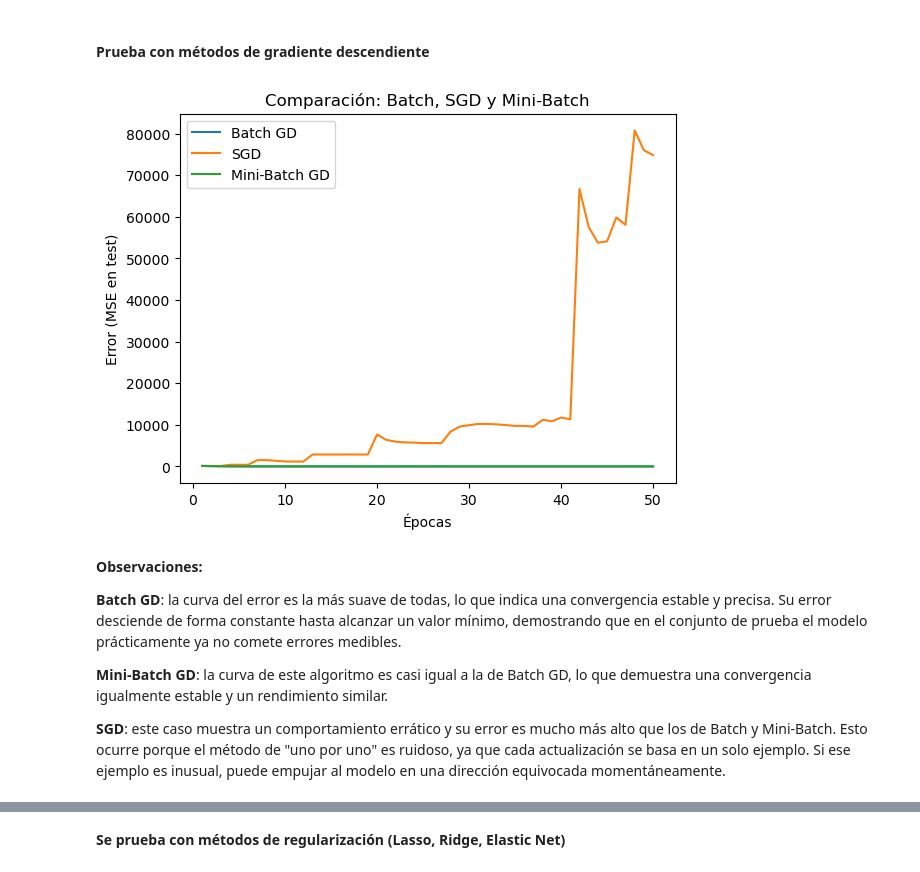
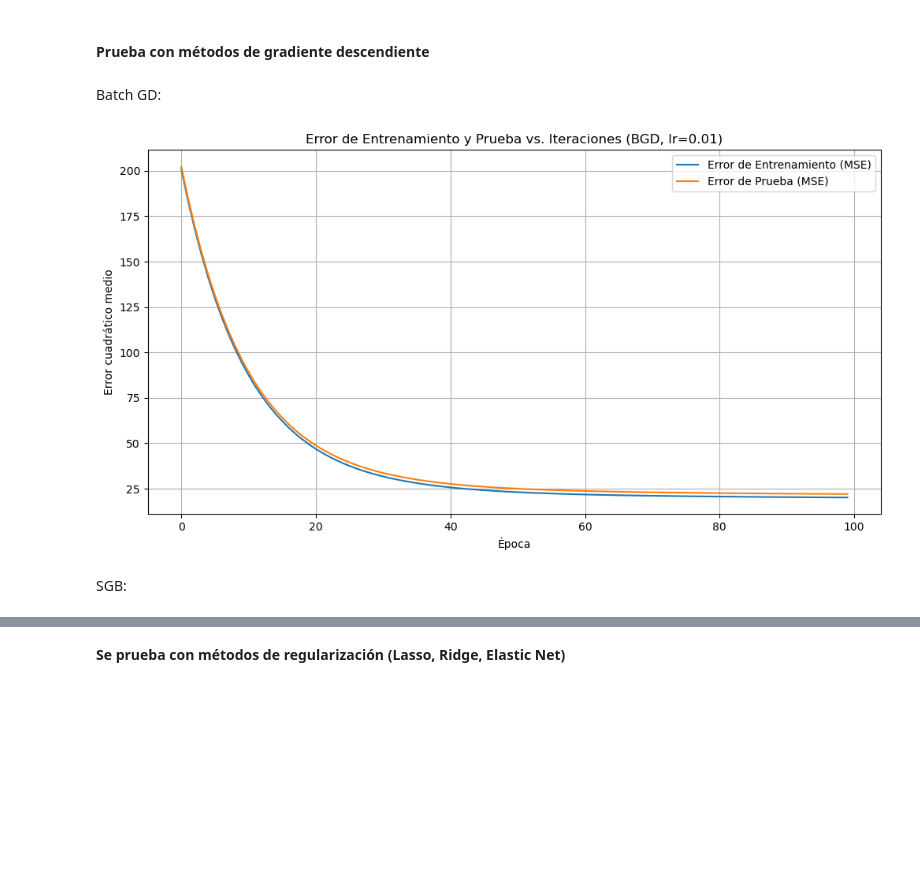
Before and after one commit to CaroRuiz92/AA1-TUIA-2025C2-Ruiz-Quispe, a Jupyter notebook: TP-Regresion-AA1-2025C1.ipynb, the cells around one changed output, grey strips where cells are left out. Saved outputs shown, nothing was run; the diff lists cells and outputs as text; code cells hidden in the pictures; blank space fills up the shorter version.

Commit message:
Correción de métodos gradientes para analisis mas claros

```diff
--- a/TP-Regresion-AA1-2025C1.ipynb
+++ b/TP-Regresion-AA1-2025C1.ipynb
@@ -639,72 +639,5 @@ X does not have valid feature names, but LinearRegression was fitted with featur
 #### **Prueba con métodos de gradiente descendiente**
 # %%
 from sklearn.linear_model import SGDRegressor
-# %%
-m, n = X_train_scaled.shape
-
-# Agregar columna de 1s
-X_train_bias = np.c_[np.ones((m,1)), X_train_scaled]
-X_test_bias = np.c_[np.ones((len(X_test_scaled),1)), X_test_scaled]
-
-# Asegurar que y sean np.array columnas
-y_train = np.asarray(y_train).reshape(-1,1)
-y_test = np.asarray(y_test).reshape(-1,1)
-
-# Inicialización
-theta_batch = np.random.randn(n+1,1)
-theta_sgd = np.random.randn(n+1,1)
-theta_mbgd = np.random.randn(n+1,1)
-
-n_epochs = 50
-eta = 0.1
-batch_size = 64
-
-errors = {"batch": [], "sgd": [], "minibatch": []}
-
-for epoch in range(n_epochs):
-    # --- Batch GD ---
-    grad_batch = 2/m * X_train_bias.T.dot(X_train_bias.dot(theta_batch) - y_train)
-    theta_batch -= eta * grad_batch
-
-    # --- SGD ---
-    i = np.random.randint(m)
-    xi = X_train_bias[i:i+1]
-    yi = y_train[i:i+1]
-    grad_sgd = 2 * xi.T.dot(xi.dot(theta_sgd) - yi)
-    theta_sgd -= eta * grad_sgd
-
-    # --- Mini-Batch ---
-    indices = np.random.randint(m, size=batch_size)
-    xi = X_train_bias[indices]
-    yi = y_train[indices]
-    grad_mbgd = 2/batch_size * xi.T.dot(xi.dot(theta_mbgd) - yi)
-    theta_mbgd -= eta * grad_mbgd
-
-    # Errores en test
-    y_pred_batch = X_test_bias.dot(theta_batch)
-    y_pred_sgd = X_test_bias.dot(theta_sgd)
-    y_pred_mbgd = X_test_bias.dot(theta_mbgd)
-
-    errors["batch"].append(mean_squared_error(y_test, y_pred_batch))
-    errors["sgd"].append(mean_squared_error(y_test, y_pred_sgd))
-    errors["minibatch"].append(mean_squared_error(y_test, y_pred_mbgd))
-
-# Graficar
-plt.plot(range(1, n_epochs+1), errors["batch"], label="Batch GD")
-plt.plot(range(1, n_epochs+1), errors["sgd"], label="SGD")
-plt.plot(range(1, n_epochs+1), errors["minibatch"], label="Mini-Batch GD")
-plt.xlabel("Épocas")
-plt.ylabel("Error (MSE en test)")
-plt.title("Comparación: Batch, SGD y Mini-Batch")
-plt.legend()
-plt.show()
-# %% [output]
-[figure, removed]
-# %% [markdown]
-**Observaciones:**
-
-**Batch GD**: la curva del error es la más suave de todas, lo que indica una convergencia estable y precisa. Su error desciende de forma constante hasta alcanzar un valor mínimo, demostrando que en el conjunto de prueba el modelo prácticamente ya no comete errores medibles.
-
-**Mini-Batch GD**: la curva de este algoritmo es casi igual a la de Batch GD, lo que demuestra una convergencia igualmente estable y un rendimiento similar.
-
-**SGD**: este caso muestra un comportamiento errático y su error es mucho más alto que los de Batch y Mini-Batch. Esto ocurre porque el método de "uno por uno" es ruidoso, ya que cada actualización se basa en un solo ejemplo. Si ese ejemplo es inusual, puede empujar al modelo en una dirección equivocada momentáneamente.
+# %% [markdown]
+Batch GD:
@@ -710,0 +708,6 @@ plt.show()
+# %%
+batch_gradient_descent_adaptado(X_train, y_train, X_test, y_test)
+# %% [output]
+[figure, added]
+# %% [markdown]
+SGB:
```
Also changed, not shown: parts of 8 cells of this notebook.
